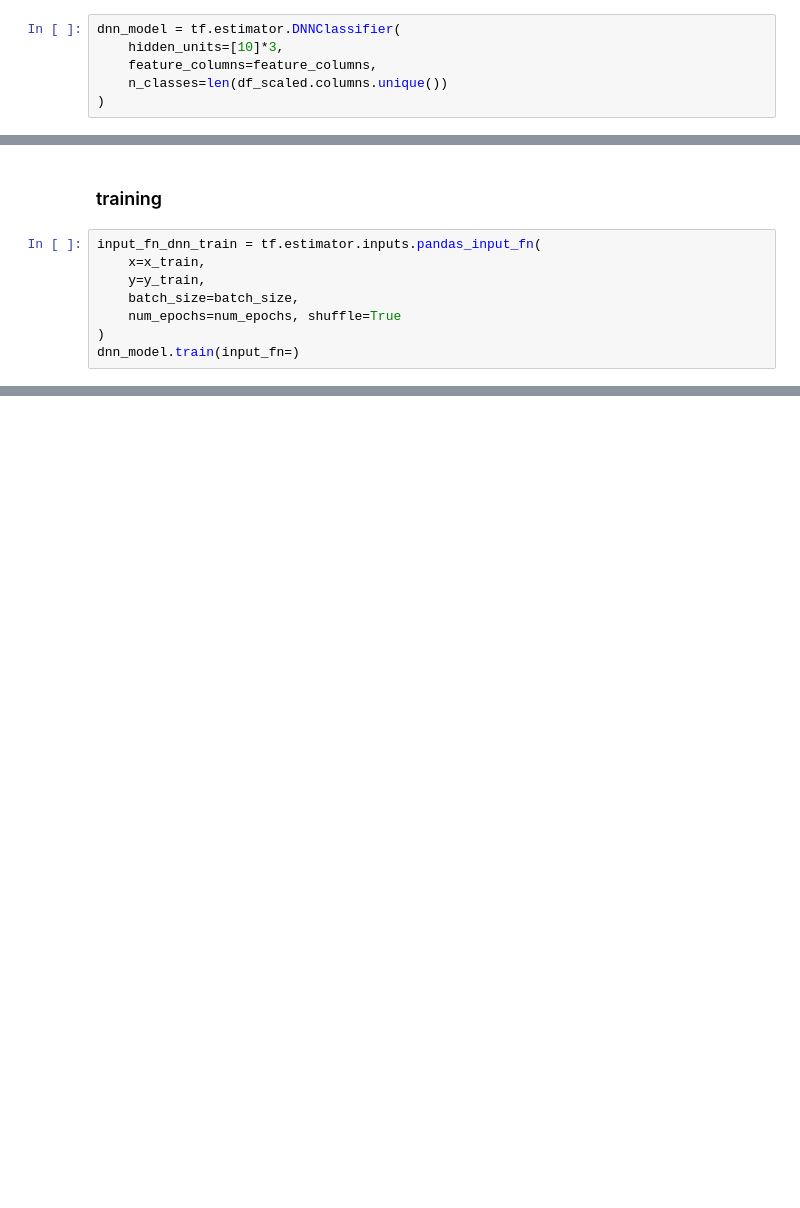
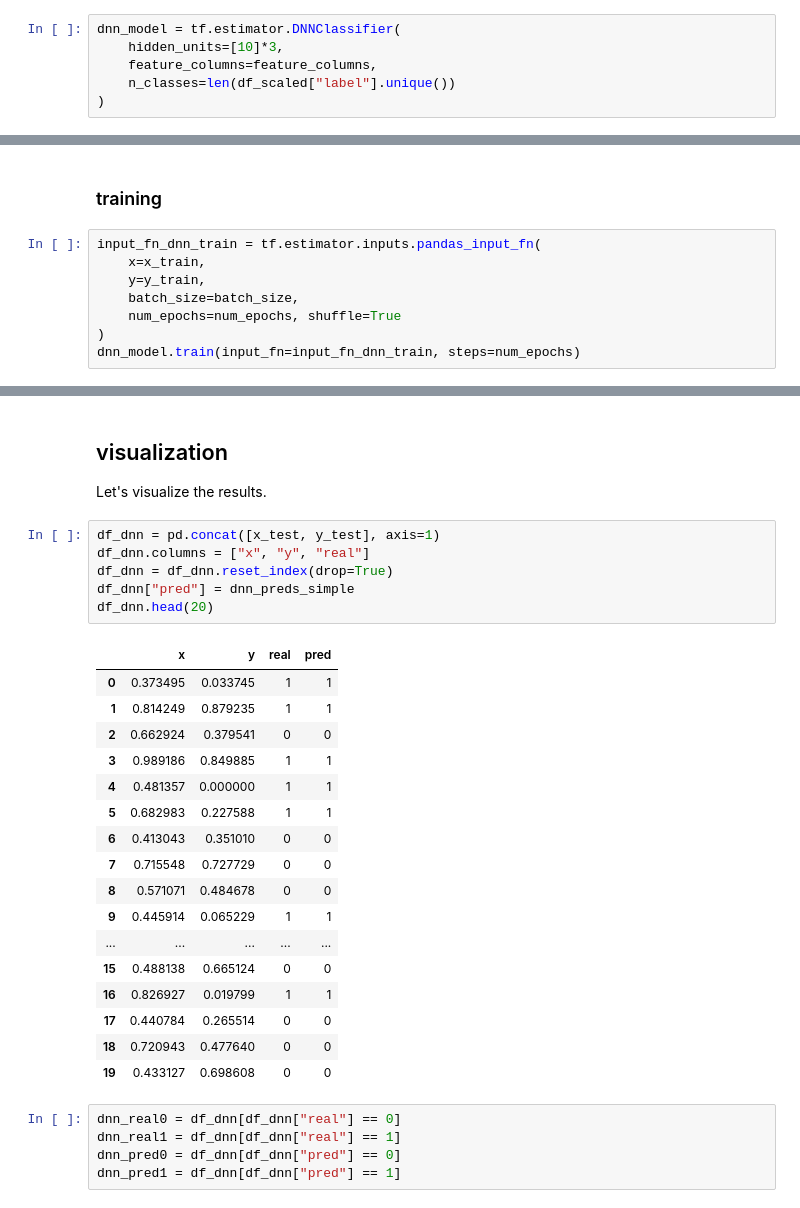
Before and after one commit to zfreedman/tfnn, a Jupyter notebook: code/simple_nn/Untitled.ipynb, the cells around one changed output, grey strips where cells are left out. Cells and saved outputs as stored; diff of their text form; blank space fills up the shorter version.

```diff
--- a/code/simple_nn/Untitled.ipynb
+++ b/code/simple_nn/Untitled.ipynb
@@ -332,7 +335,7 @@ Instead, let's try a dense neural network to attack this classification problem.
 dnn_model = tf.estimator.DNNClassifier(
     hidden_units=[10]*3,
     feature_columns=feature_columns,
-    n_classes=len(df_scaled.columns.unique())
+    n_classes=len(df_scaled["label"].unique())
 )
 # %% [output]
 INFO:tensorflow:Using default config.
@@ -347,4 +350,4 @@ input_fn_dnn_train = tf.estimator.inputs.pandas_input_fn(
     batch_size=batch_size,
     num_epochs=num_epochs, shuffle=True
 )
-dnn_model.train(input_fn=)
+dnn_model.train(input_fn=input_fn_dnn_train, steps=num_epochs)
@@ -350,0 +452,32 @@ dnn_model.train(input_fn=)
+# %% [markdown]
+## visualization
+Let's visualize the results.
+# %%
+df_dnn = pd.concat([x_test, y_test], axis=1)
+df_dnn.columns = ["x", "y", "real"]
+df_dnn = df_dnn.reset_index(drop=True)
+df_dnn["pred"] = dnn_preds_simple
+df_dnn.head(20)
+# %% [output]
+|  | x | y | real | pred |
+| 0 | 0.373495 | 0.033745 | 1 | 1 |
+| 1 | 0.814249 | 0.879235 | 1 | 1 |
+| 2 | 0.662924 | 0.379541 | 0 | 0 |
+| 3 | 0.989186 | 0.849885 | 1 | 1 |
+| 4 | 0.481357 | 0.000000 | 1 | 1 |
+| 5 | 0.682983 | 0.227588 | 1 | 1 |
+| 6 | 0.413043 | 0.351010 | 0 | 0 |
+| 7 | 0.715548 | 0.727729 | 0 | 0 |
+| 8 | 0.571071 | 0.484678 | 0 | 0 |
+| 9 | 0.445914 | 0.065229 | 1 | 1 |
+| ... | ... | ... | ... | ... |
+| 15 | 0.488138 | 0.665124 | 0 | 0 |
+| 16 | 0.826927 | 0.019799 | 1 | 1 |
+| 17 | 0.440784 | 0.265514 | 0 | 0 |
+| 18 | 0.720943 | 0.477640 | 0 | 0 |
+| 19 | 0.433127 | 0.698608 | 0 | 0 |
+# %%
+dnn_real0 = df_dnn[df_dnn["real"] == 0]
+dnn_real1 = df_dnn[df_dnn["real"] == 1]
+dnn_pred0 = df_dnn[df_dnn["pred"] == 0]
+dnn_pred1 = df_dnn[df_dnn["pred"] == 1]
```
Also changed, not shown: parts of 11 cells of this notebook.
